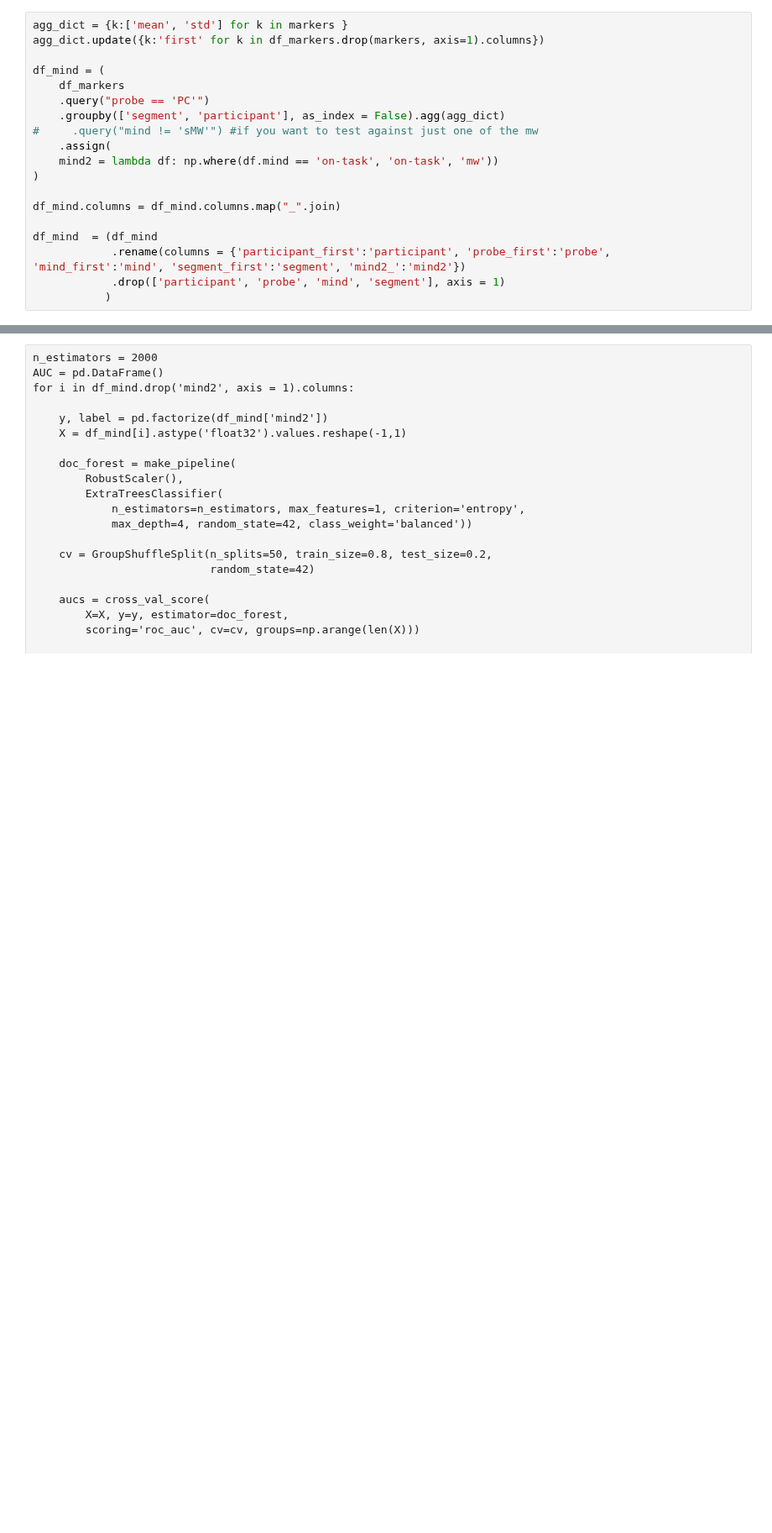
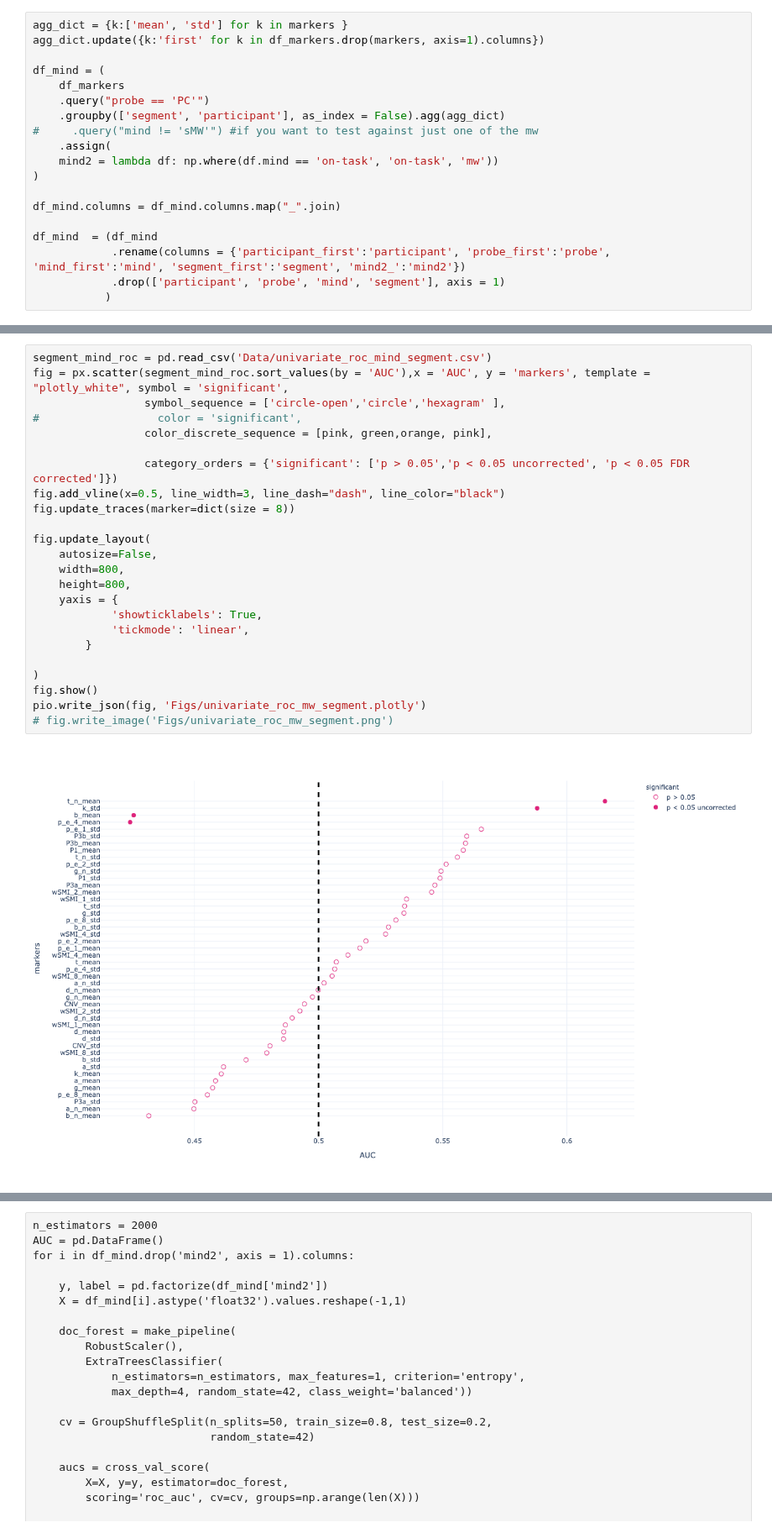
Before and after one commit to Nicobruno92/mw_markers_project, a Jupyter notebook: univariate_analysis.ipynb, the cells around one changed output, grey strips where cells are left out. Shown at 84% size. Saved outputs shown, nothing was run; the diff lists cells and outputs as text; blank space fills up the shorter version.

```diff
--- a/univariate_analysis.ipynb
+++ b/univariate_analysis.ipynb
@@ -378,0 +382,26 @@ List of significant markers: ['p_e_4_mean' 'k_std' 'b_mean' 't_n_mean']
+# %%
+segment_mind_roc = pd.read_csv('Data/univariate_roc_mind_segment.csv')
+fig = px.scatter(segment_mind_roc.sort_values(by = 'AUC'),x = 'AUC', y = 'markers', template = "plotly_white", symbol = 'significant',
+                 symbol_sequence = ['circle-open','circle','hexagram' ],
+#                  color = 'significant',
+                 color_discrete_sequence = [pink, green,orange, pink],
+
+                 category_orders = {'significant': ['p > 0.05','p < 0.05 uncorrected', 'p < 0.05 FDR corrected']})
+fig.add_vline(x=0.5, line_width=3, line_dash="dash", line_color="black")
+fig.update_traces(marker=dict(size = 8))
+
+fig.update_layout(
+    autosize=False,
+    width=800,
+    height=800,
+    yaxis = {
+            'showticklabels': True,
+            'tickmode': 'linear',
+        }
+
+)
+fig.show()
+pio.write_json(fig, 'Figs/univariate_roc_mw_segment.plotly')
+# fig.write_image('Figs/univariate_roc_mw_segment.png')
+# %% [output]
+[figure, added]
```
Also changed, not shown: parts of 21 cells of this notebook, 38 other files.
